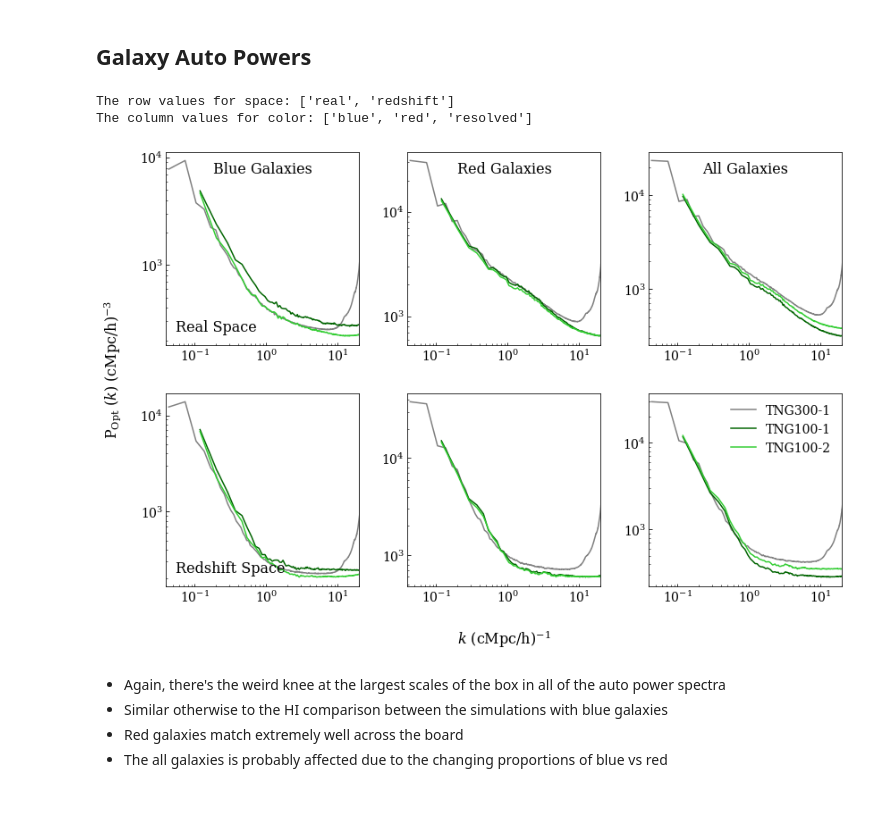
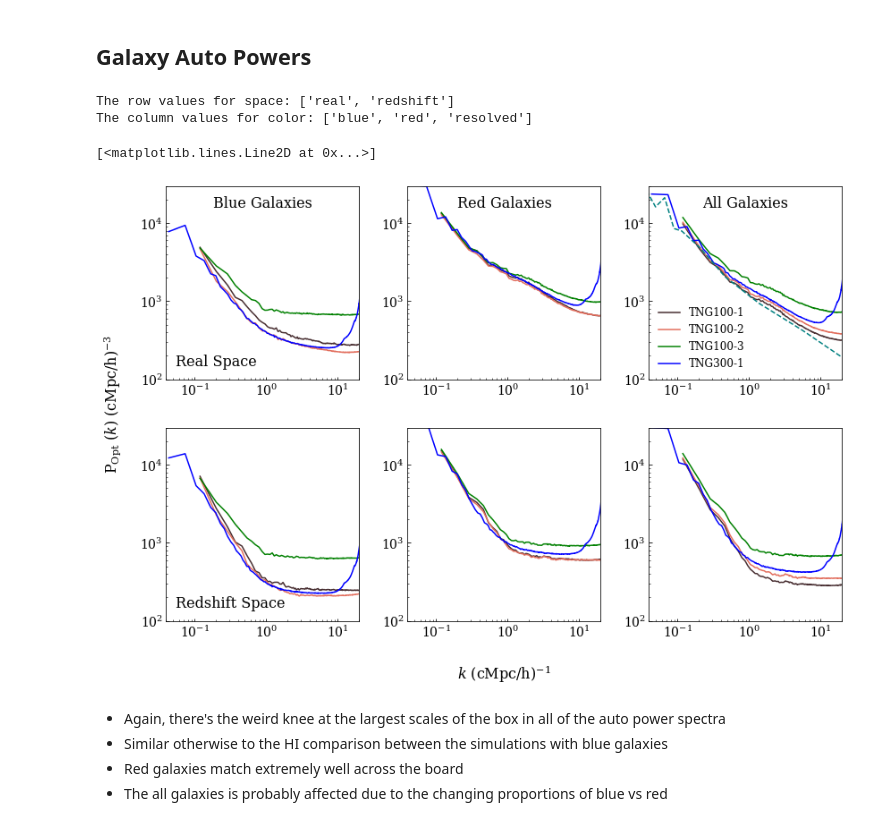
Before and after one commit to calvinosinga/hcolor, a Jupyter notebook: fig_md_analysis/simvolume/simvolume.ipynb, the cells around one changed output. Cells and saved outputs as stored; diff of their text form; code cells hidden in the pictures.

```diff
--- a/fig_md_analysis/simvolume/simvolume.ipynb
+++ b/fig_md_analysis/simvolume/simvolume.ipynb
@@ -47,16 +47,26 @@ The column values for HI_fieldname: ['vn', 'hiptl', 'hisubhalo']
 # %% [markdown]
 ## Galaxy Auto Powers
 # %%
-ip = {'is_auto':True, 'fieldname':'galaxy', 'simname':['tng100', 'tng300', 'tng100-2'],
-     'snapshot':99, 'space':['real', 'redshift'], 'grid_resolution':800, 'path':['fiducial', 'low-2'],
+ip = {'is_auto':True, 'fieldname':'galaxy', 'simname':['tng100', 'tng300', 'tng100-2', 'tng100-3'],
+     'snapshot':99, 'space':['real', 'redshift'], 'grid_resolution':800, 'path':['fiducial', 'low-2', 'low-3'],
      'gal_res':'diemer', 'color_cut':['0.60', 'None'], 'color':['blue', 'red', 'resolved']}
 fg = ds.figrid('simname', 'space', 'color', ip)
 fg.setYLabel(pplib.pklab("Opt"))
+fg.legendArgs(slc = (0, 2), loc = 'lower left', fontsize = 12)
+fg.axisArgs(ylim = (1e2, 3e4))
 fg.plot()
+
+
+import numpy as np
+springel = np.genfromtxt('/Users/cosinga/code/hcolor/fig_md_analysis/stars_tng300.csv', delimiter = ',')
+
+ax = fg.axes[0, 2]
+ax.plot(springel[:, 0], springel[:, 1], color = 'teal', linestyle = 'dashed', label = 'Springel+18')
 # %% [output]
 The row values for space: ['real', 'redshift']
 The column values for color: ['blue', 'red', 'resolved']
+[<matplotlib.lines.Line2D at 0x...>]
-[figure, old version]
+[figure, new version]
 # %% [markdown]
 * Again, there's the weird knee at the largest scales of the box in all of the auto power spectra
 * Similar otherwise to the HI comparison between the simulations with blue galaxies
```
Also changed, not shown: parts of 4 cells of this notebook, 14 other files.
